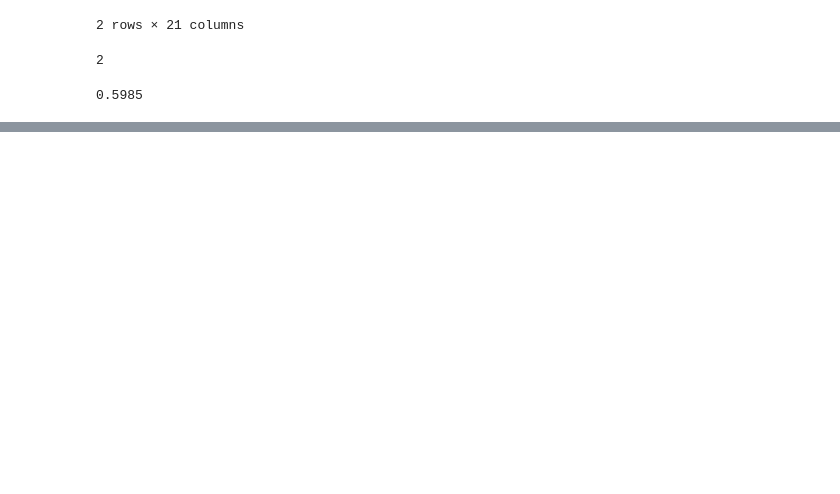
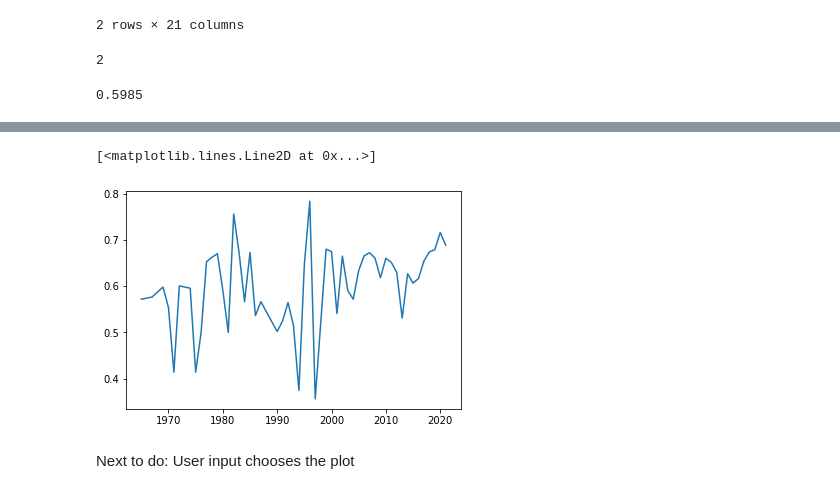
Before and after one commit to DavisAsano/Asano_MusicDataExploration, a Jupyter notebook: Untitled-2.ipynb, the cells around one changed output, grey strips where cells are left out. Cells and saved outputs as stored; diff of their text form; code cells hidden in the pictures; blank space fills up the shorter version.

Commit message:
Danceability by year plot
Found Groupby function with mean works to make averages for each year

```diff
--- a/Untitled-2.ipynb
+++ b/Untitled-2.ipynb
@@ -132,0 +120,4 @@ ValueError: arrays must all be same length
+# %%
+# Avg danceability each year
+dance_year = df_popular['danceability'].groupby(df_popular['Year Released'])
+print(dance_year.mean())
@@ -132,0 +142,7 @@ ValueError: arrays must all be same length
+# %%
+plt.plot(dance_year.mean())
+# %% [output]
+[<matplotlib.lines.Line2D at 0x...>]
+[figure, added]
+# %% [markdown]
+Next to do: User input chooses the plot
```
Also changed, not shown: parts of 4 cells of this notebook.
